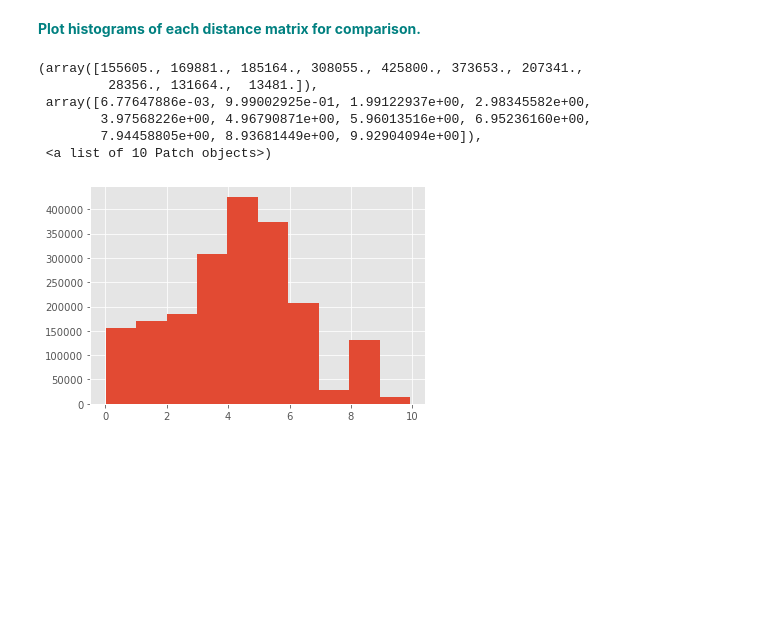
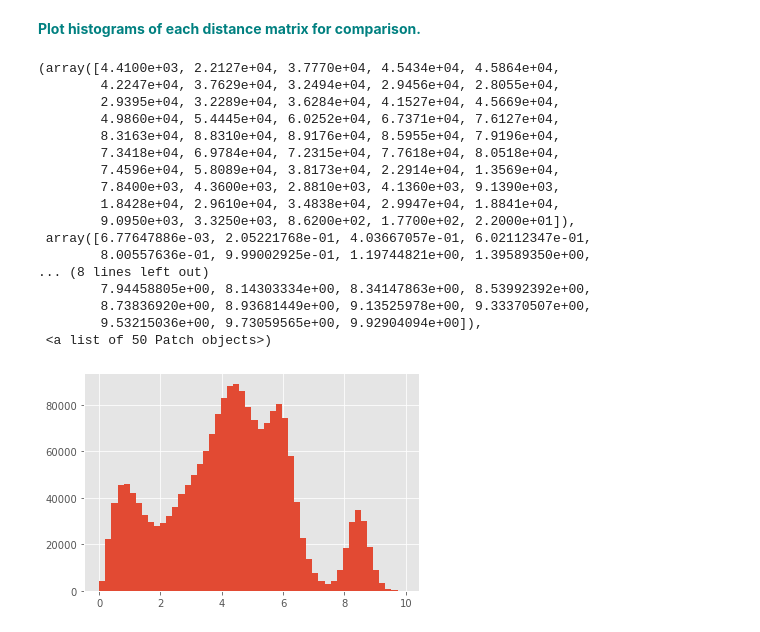
Before and after one commit to richasethi3/Springboard_Exercises, a Jupyter notebook: 15.2_Euclidean_and_Manhattan_Distances_Case_Study/Euclidean_and_Manhattan_Distances_Case_Study.ipynb, the cells around one changed output. Cells and saved outputs as stored; diff of their text form; code cells hidden in the pictures; blank space fills up the shorter version.

```diff
--- a/15.2_Euclidean_and_Manhattan_Distances_Case_Study/Euclidean_and_Manhattan_Distances_Case_Study.ipynb
+++ b/15.2_Euclidean_and_Manhattan_Distances_Case_Study/Euclidean_and_Manhattan_Distances_Case_Study.ipynb
@@ -77,13 +77,24 @@ largeMat = np.random.random((10000,100))
 # %% [markdown]
 **<font color='teal'>Plot histograms of each distance matrix for comparison.</font>**
 # %%
-plt.hist(DistEuclid)
+plt.hist(DistEuclid, bins=50)
 # %% [output]
-(array([155605., 169881., 185164., 308055., 425800., 373653., 207341.,
-         28356., 131664.,  13481.]),
- array([6.77647886e-03, 9.99002925e-01, 1.99122937e+00, 2.98345582e+00,
-        3.97568226e+00, 4.96790871e+00, 5.96013516e+00, 6.95236160e+00,
-        7.94458805e+00, 8.93681449e+00, 9.92904094e+00]),
- <a list of 10 Patch objects>)
+(array([4.4100e+03, 2.2127e+04, 3.7770e+04, 4.5434e+04, 4.5864e+04,
+        4.2247e+04, 3.7629e+04, 3.2494e+04, 2.9456e+04, 2.8055e+04,
+        2.9395e+04, 3.2289e+04, 3.6284e+04, 4.1527e+04, 4.5669e+04,
+        4.9860e+04, 5.4445e+04, 6.0252e+04, 6.7371e+04, 7.6127e+04,
+        8.3163e+04, 8.8310e+04, 8.9176e+04, 8.5955e+04, 7.9196e+04,
+        7.3418e+04, 6.9784e+04, 7.2315e+04, 7.7618e+04, 8.0518e+04,
+        7.4596e+04, 5.8089e+04, 3.8173e+04, 2.2914e+04, 1.3569e+04,
+        7.8400e+03, 4.3600e+03, 2.8810e+03, 4.1360e+03, 9.1390e+03,
+        1.8428e+04, 2.9610e+04, 3.4838e+04, 2.9947e+04, 1.8841e+04,
+        9.0950e+03, 3.3250e+03, 8.6200e+02, 1.7700e+02, 2.2000e+01]),
+ array([6.77647886e-03, 2.05221768e-01, 4.03667057e-01, 6.02112347e-01,
+        8.00557636e-01, 9.99002925e-01, 1.19744821e+00, 1.39589350e+00,
+... (8 lines left out)
+        7.94458805e+00, 8.14303334e+00, 8.34147863e+00, 8.53992392e+00,
+        8.73836920e+00, 8.93681449e+00, 9.13525978e+00, 9.33370507e+00,
+        9.53215036e+00, 9.73059565e+00, 9.92904094e+00]),
+ <a list of 50 Patch objects>)
-[figure, old version]
+[figure, new version]
 # %%
```
Also changed, not shown: parts of 2 cells of this notebook.
